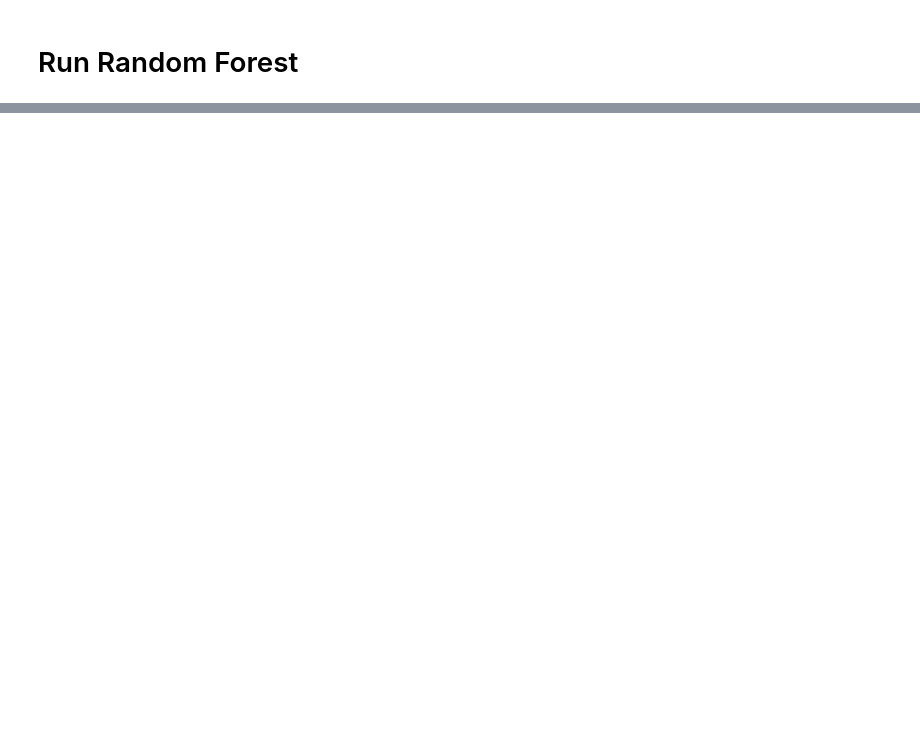
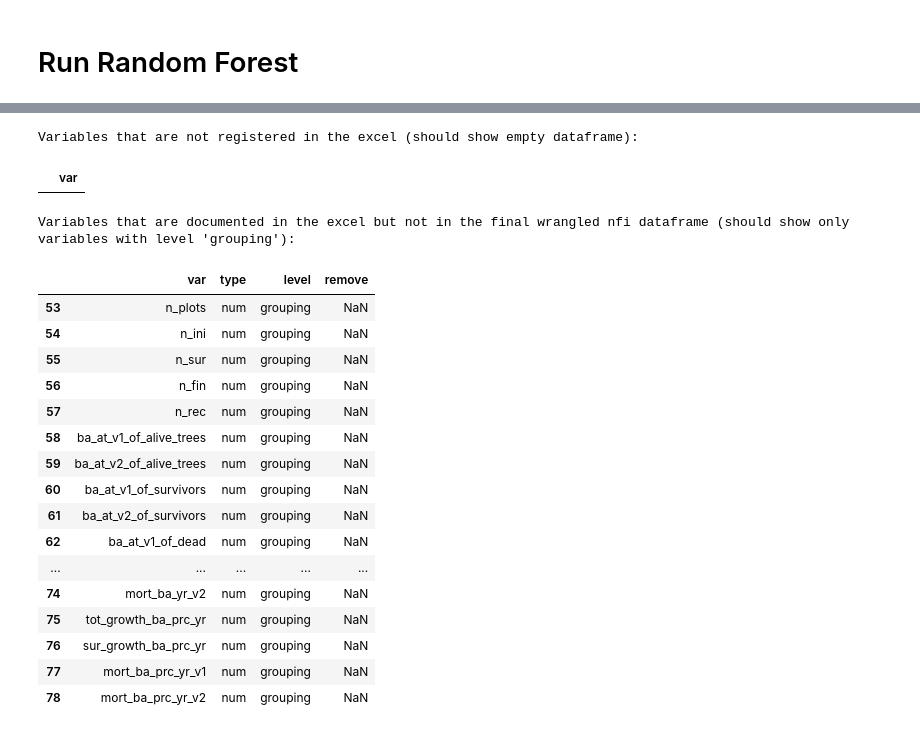
Before and after one commit to padasch/ifn_analysis, a Jupyter notebook: python/04_run_ml_models/run_random_forest.ipynb, the cells around one changed output, grey strips where cells are left out. Cells and saved outputs as stored; diff of their text form; code cells hidden in the pictures; blank space fills up the shorter version.

```diff
--- a/python/04_run_ml_models/run_random_forest.ipynb
+++ b/python/04_run_ml_models/run_random_forest.ipynb
@@ -182,0 +26,6 @@ RandomForestRegressor(n_jobs=-1, random_state=42)
+# %%
+# Load NFI Data
+nfi_final_data = pd.read_csv(
+    "../00_process_nfi_data/20231123-191200_nfi_dataset_for_analysis copy.csv",
+    index_col=[0],
+)
@@ -182,0 +34,73 @@ RandomForestRegressor(n_jobs=-1, random_state=42)
+# %%
+# Original NFI Variables
+nfi_org = pd.read_excel(
+    "ifna_predictor_database.xlsx",
+    sheet_name="NFI Original Variables",
+)[["var", "type", "level", "remove"]]
+
+# NFI Derivative Variables
+nfi_derivatives = (
+    pd.read_excel(
+        "20231124_ifna_predictor_database.xlsx",
+        sheet_name="NFI Derivatives",
+    )
+    .reset_index()[["var", "type", "level", "remove"]]
+    .dropna(subset=["type"])
+)
+
+# Add suffixes _1 and _2 to the original variables
+suffix_1 = nfi_org.copy()
+suffix_2 = nfi_org.copy()
+
+suffix_1["var"] = suffix_1["var"].apply(lambda x: x + "_1")
+suffix_2["var"] = suffix_2["var"].apply(lambda x: x + "_2")
+
+# Concatenate them
+vars_described_in_sheet = pd.concat([nfi_org, suffix_1, suffix_2, nfi_derivatives])
+# vars_described_in_sheet
+
+# Extract variables that are in the final wrangled nfi dataset
+final_vars = nfi_final_data.columns.to_frame(index=False, name="var").sort_values("var")
+
+# Remove all variables that can be found in the excel file:
+mask = final_vars["var"].isin(vars_described_in_sheet["var"])
+not_described_vars = final_vars[~mask]
+
+# Print output
+print("Variables that are not registered in the excel (should show empty dataframe):")
+display(not_described_vars)
+
+# Check if variables are described in the excel file that are not in the final wrangled nfi dataset
+# Extract all derivatives
+all_ders = nfi_derivatives["var"]
+
+# Find entries in var that are in all_ders but not in final_vars
+mask = nfi_derivatives["var"].isin(final_vars["var"])
+documented_but_not_in_final_df = nfi_derivatives[~mask]
+
+# Print the output
+print(
+    "Variables that are documented in the excel but not in the final wrangled nfi dataframe (should show only variables with level 'grouping'):"
+)
+display(documented_but_not_in_final_df)
+# %% [output]
+Variables that are not registered in the excel (should show empty dataframe):
+|  | var |
+Variables that are documented in the excel but not in the final wrangled nfi dataframe (should show only variables with level 'grouping'):
+|  | var | type | level | remove |
+| 53 | n_plots | num | grouping | NaN |
+| 54 | n_ini | num | grouping | NaN |
+| 55 | n_sur | num | grouping | NaN |
+| 56 | n_fin | num | grouping | NaN |
+| 57 | n_rec | num | grouping | NaN |
+| 58 | ba_at_v1_of_alive_trees | num | grouping | NaN |
+| 59 | ba_at_v2_of_alive_trees | num | grouping | NaN |
+| 60 | ba_at_v1_of_survivors | num | grouping | NaN |
+| 61 | ba_at_v2_of_survivors | num | grouping | NaN |
+| 62 | ba_at_v1_of_dead | num | grouping | NaN |
+| ... | ... | ... | ... | ... |
+| 74 | mort_ba_yr_v2 | num | grouping | NaN |
+| 75 | tot_growth_ba_prc_yr | num | grouping | NaN |
+| 76 | sur_growth_ba_prc_yr | num | grouping | NaN |
+| 77 | mort_ba_prc_yr_v1 | num | grouping | NaN |
+| 78 | mort_ba_prc_yr_v2 | num | grouping | NaN |
```
Also changed, not shown: parts of 58 cells of this notebook.
